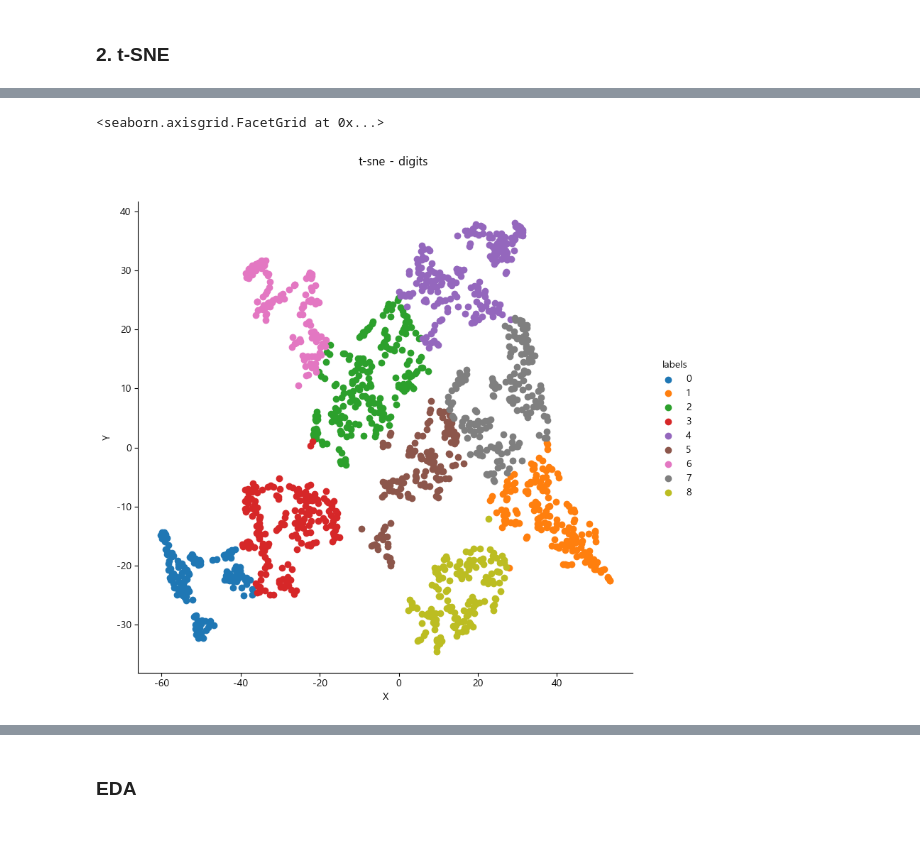
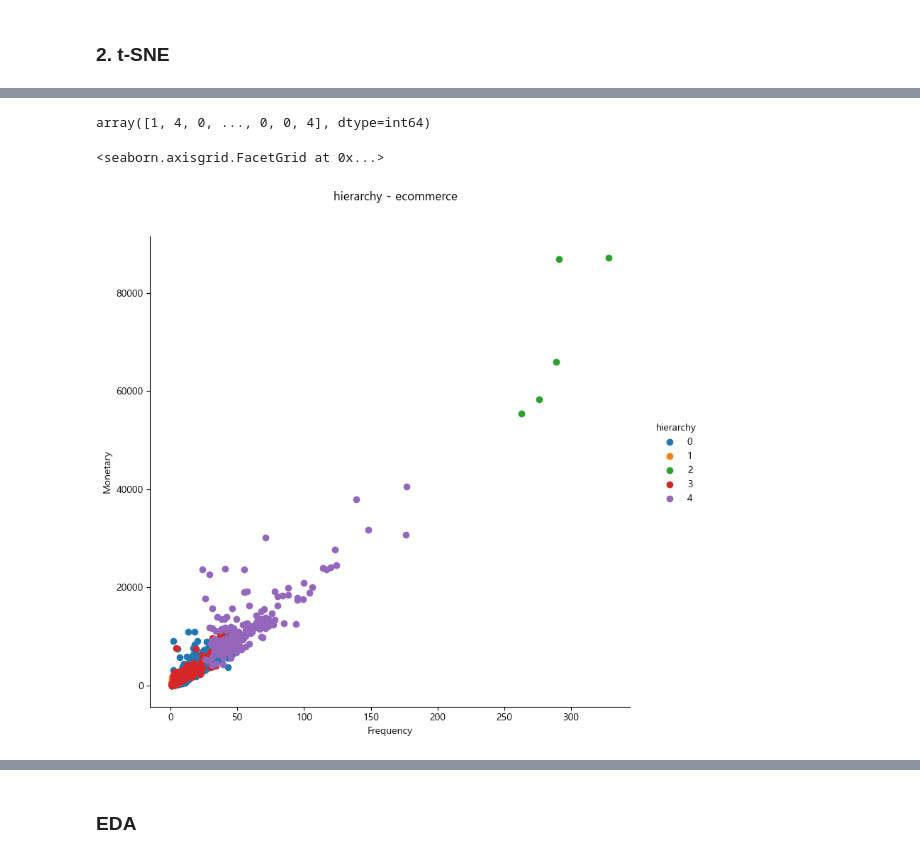
Before and after one commit to ColorConeHead/final_project, a Jupyter notebook: merge.ipynb, the cells around one changed output, grey strips where cells are left out. Drawn from its saved outputs; the diff is of its cells as text; code cells hidden in the pictures.

Commit message:
clustering

```diff
--- a/merge.ipynb
+++ b/merge.ipynb
@@ -234,7 +339,7 @@ label_m = [1, 2, 3, 4]
 
 rfm["recency_score"] = pd.cut(rfm["Recency"], bins=[0, 30, 90, 180, 364], labels=label_r, include_lowest=True)
 rfm["frequency_score"] = pd.cut(rfm["Frequency"], bins=[0, 12, 25, 53, 329], labels=label_f, include_lowest=True)
-rfm["monetary_score"] = pd.cut(rfm["Monetary"], bins=[0, 760, 1750, 7594, 76000], labels=label_m, include_lowest=True)
+rfm["monetary_score"] = pd.cut(rfm["Monetary"], bins=[0, 760, 1750, 7594, 90000], labels=label_m, include_lowest=True)
 rfm["RFM_SCORE"] = rfm["recency_score"].astype(str) + rfm["frequency_score"].astype(str) + rfm["monetary_score"].astype(str)
 # %%
 seg_map = {
@@ -308,5 +511,13 @@ rfm_cluster_s['RFM'] = rfm['Segmentation']
 # %%
 from sklearn.decomposition import PCA
+from sklearn.cluster import KMeans
 
 pca = PCA(n_components = 2)
-df_pca = pd.DataFrame(data=pca.fit_transform(rfm_cluster_s.iloc[:, :3]), columns=['pca1', 'pca2'])
+df_pca = pd.DataFrame(data=pca.fit_transform(rfm_cluster_s.iloc[:, :5]), columns=['pca1', 'pca2'])
+
+kmeans_pca = KMeans(n_clusters=5, random_state=42, init='k-means++').fit(df_pca)
+
+df_pca['cluster_pca_result'] = kmeans_pca.labels_
+rfm['cluster_pca_result'] = kmeans_pca.labels_
+
+rfm.groupby('cluster_pca_result')[['고객ID', 'Recency','Frequency','Monetary']].agg({'고객ID':'count', 'Recency':'mean', 'Frequency':'mean', 'Monetary':'mean'}).sort_values('Monetary', ascending=False)
@@ -339,0 +598,12 @@ df_ecommerce_tsne['labels'] = kmeans_tsne.labels_
+# %%
+from sklearn.cluster import AgglomerativeClustering
+from scipy.cluster.hierarchy import dendrogram, linkage
+
+dend_ecommerce = rfm_cluster_s.iloc[:, :5]
+
+plt.figure(figsize=(15,10))
+plt.title('Dendrogram')
+plt.xlabel('users')
+plt.ylabel('Euclidean distances')
+dgram = dendrogram(linkage(dend_ecommerce, method = 'ward'))
+plt.show()
@@ -340,13 +612,20 @@ df_ecommerce_tsne['labels'] = kmeans_tsne.labels_
+# %%
+ecommerce_clustering = AgglomerativeClustering(n_clusters = 5, affinity = 'euclidean', linkage = 'ward')
+ecommerce_label = ecommerce_clustering.fit_predict(dend_ecommerce)
+ecommerce_label
+# %% [output]
+array([1, 4, 0, ..., 0, 0, 4], dtype=int64)
 # %%
-#t-sne 시각화
-g = sns.FacetGrid(df_ecommerce_tsne, hue="labels", height = 8, margin_titles = True,
+rfm['hierarchy'] = ecommerce_label
+
+j = sns.FacetGrid(rfm, hue="hierarchy", height = 8, margin_titles = True,
                   palette = sns.color_palette())
-g.map_dataframe(plt.scatter, "col1", "col2")
-g.add_legend()
-g.fig.subplots_adjust(top=0.9)
-g.fig.suptitle("t-sne - digits")
-g.set_xlabels("X")
-g.set_ylabels("Y")
+j.map_dataframe(plt.scatter, "Frequency", "Monetary")
+j.add_legend()
+j.fig.subplots_adjust(top=0.9)
+j.fig.suptitle("hierarchy - ecommerce")
+j.set_xlabels("Frequency")
+j.set_ylabels("Monetary")
 # %% [output]
 <seaborn.axisgrid.FacetGrid at 0x...>
-[figure, old version]
+[figure, new version]
```
Also changed, not shown: parts of 50 cells of this notebook, 1 other file.
